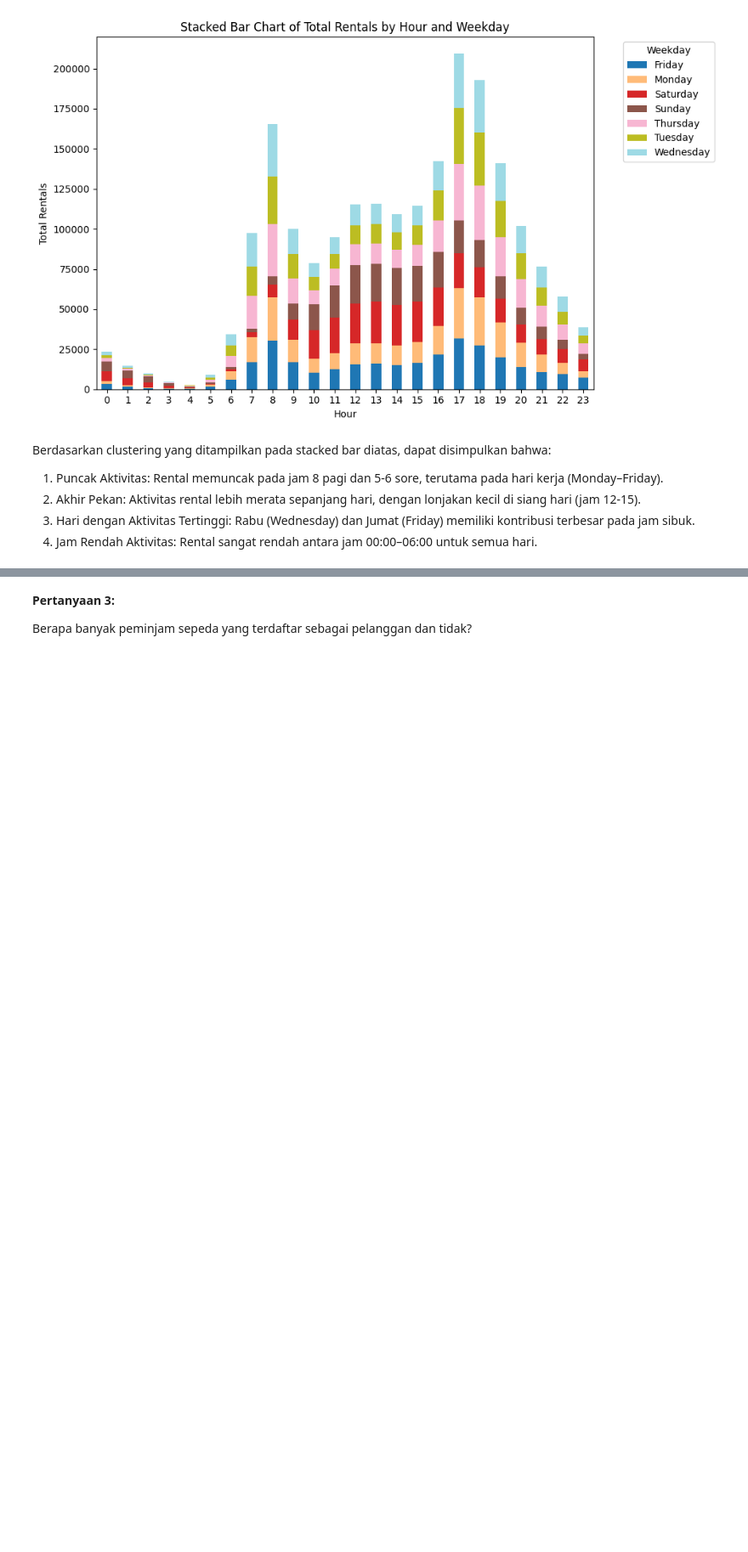
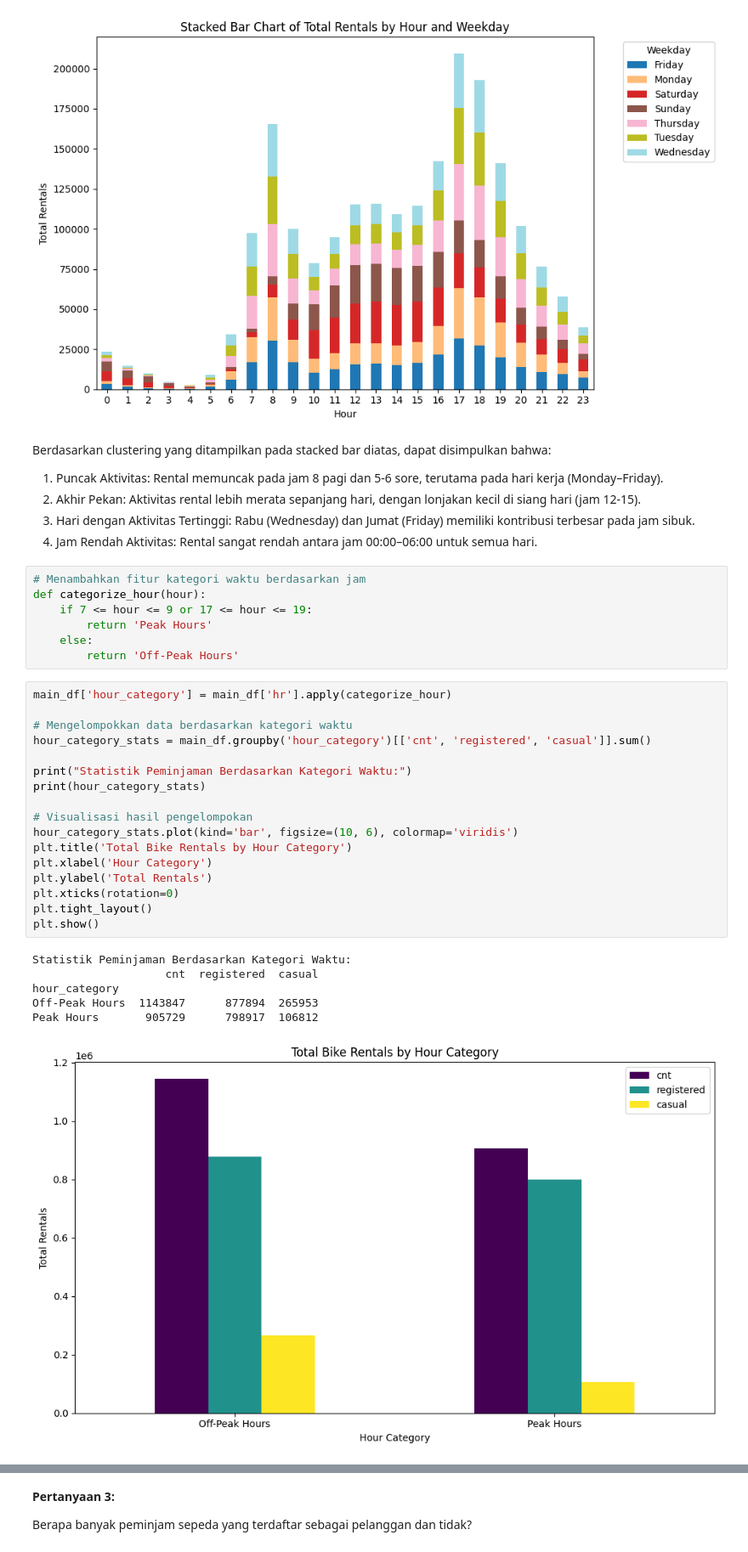
Before and after one commit to Firmnm/Dicoding-BikeSharing_Dataset, a Jupyter notebook: BikeSharing_Dataset_Dicoding.ipynb, the cells around one changed output, grey strips where cells are left out. Shown: that part at 85% size. Cells and saved outputs as stored; diff of their text form; blank space fills up the shorter version.

```diff
--- a/BikeSharing_Dataset_Dicoding.ipynb
+++ b/BikeSharing_Dataset_Dicoding.ipynb
@@ -610,3 +610,34 @@ Berdasarkan clustering yang ditampilkan pada stacked bar diatas, dapat disimpulk
 2. Akhir Pekan: Aktivitas rental lebih merata sepanjang hari, dengan lonjakan kecil di siang hari (jam 12-15).
 3. Hari dengan Aktivitas Tertinggi: Rabu (Wednesday) dan Jumat (Friday) memiliki kontribusi terbesar pada jam sibuk.
 4. Jam Rendah Aktivitas: Rental sangat rendah antara jam 00:00–06:00 untuk semua hari.
+# %%
+# Menambahkan fitur kategori waktu berdasarkan jam
+def categorize_hour(hour):
+    if 7 <= hour <= 9 or 17 <= hour <= 19:
+        return 'Peak Hours'
+    else:
+        return 'Off-Peak Hours'
+# %%
+main_df['hour_category'] = main_df['hr'].apply(categorize_hour)
+
+# Mengelompokkan data berdasarkan kategori waktu
+hour_category_stats = main_df.groupby('hour_category')[['cnt', 'registered', 'casual']].sum()
+
+print("Statistik Peminjaman Berdasarkan Kategori Waktu:")
+print(hour_category_stats)
+
+# Visualisasi hasil pengelompokan
+hour_category_stats.plot(kind='bar', figsize=(10, 6), colormap='viridis')
+plt.title('Total Bike Rentals by Hour Category')
+plt.xlabel('Hour Category')
+plt.ylabel('Total Rentals')
+plt.xticks(rotation=0)
+plt.tight_layout()
+plt.show()
+# %% [output]
+Statistik Peminjaman Berdasarkan Kategori Waktu:
+                    cnt  registered  casual
+hour_category
+Off-Peak Hours  1143847      877894  265953
+Peak Hours       905729      798917  106812
+[figure, added]
```
Also changed, not shown: parts of 5 cells of this notebook, 1 other file.
